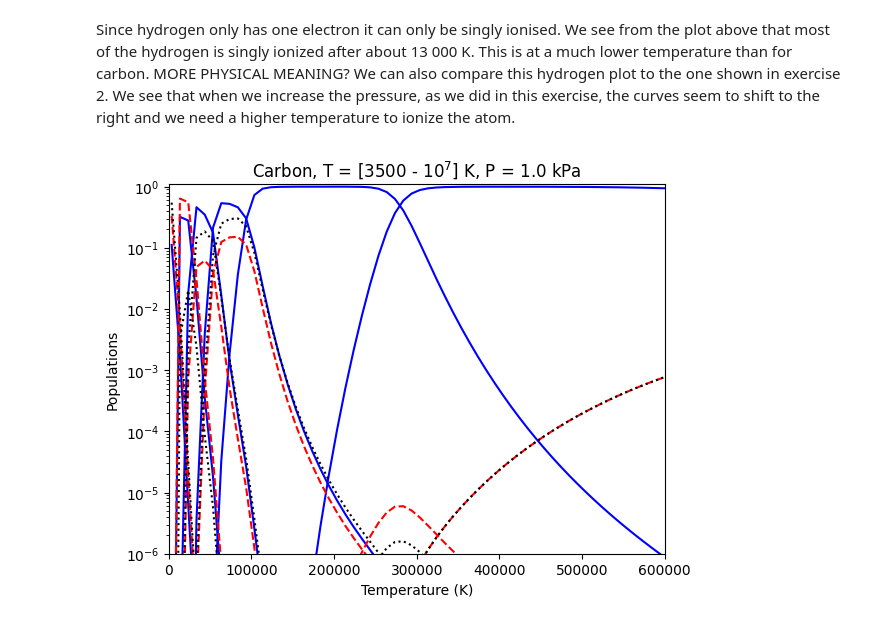
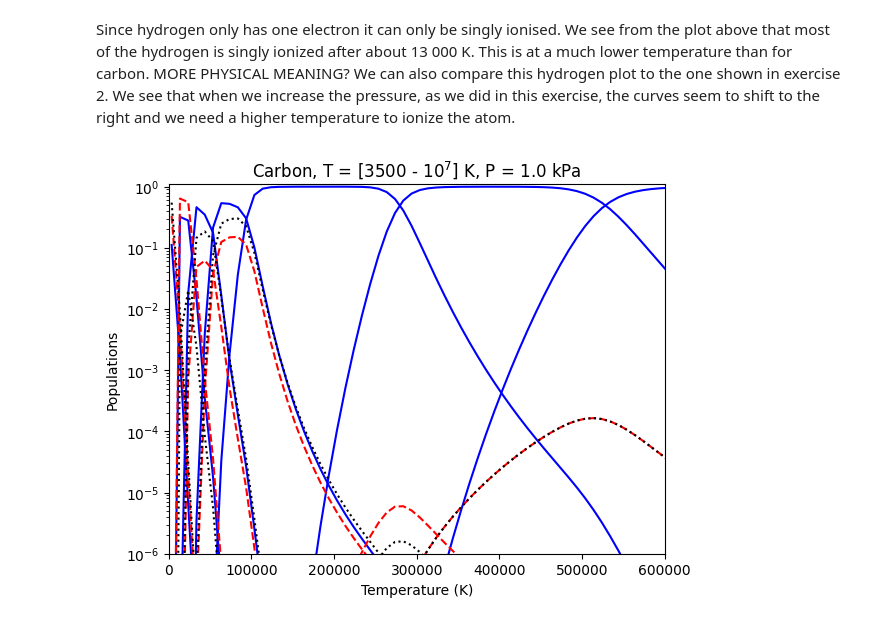
Before and after one commit to Rachelstiansen/AST4310, a Jupyter notebook: project work/project1/project1_student.ipynb, the cells around one changed output. Saved outputs shown, nothing was run; the diff lists cells and outputs as text; code cells hidden in the pictures.

Commit message:
Corrected plot

```diff
--- a/project work/project1/project1_student.ipynb
+++ b/project work/project1/project1_student.ipynb
@@ -247,11 +247,11 @@ plt.xlim(5000, 25000) # zoom into area of interest
 Since hydrogen only has one electron it can only be singly ionised. We see from the plot above that most of the hydrogen is singly ionized after about 13 000 K. This is at a much lower temperature than for carbon. MORE PHYSICAL MEANING? We can also compare this hydrogen plot to the one shown in exercise 2. We see that when we increase the pressure, as we did in this exercise, the curves seem to shift to the right and we need a higher temperature to ionize the atom.
 # %%
 ## THIS IS JUST TESTING AND NOT WHAT THE EXERCISE WANT
-c_atom = Atom('C_I-VI_corrected.txt')
+c_atom = Atom('C_I-VII.txt')
 temperatures = np.linspace(3500, 1e7, 1000) * units.K
 pressure = 1 * units.kPa
 c_atom.plot_payne(temperatures, pressure)
 plt.xlim(0, 0.6*1e6)
 plt.title(f'Carbon, T = [3500 - $10^7$] K, P = {pressure}');
 # %% [output]
-[figure, old version]
+[figure, new version]
```
